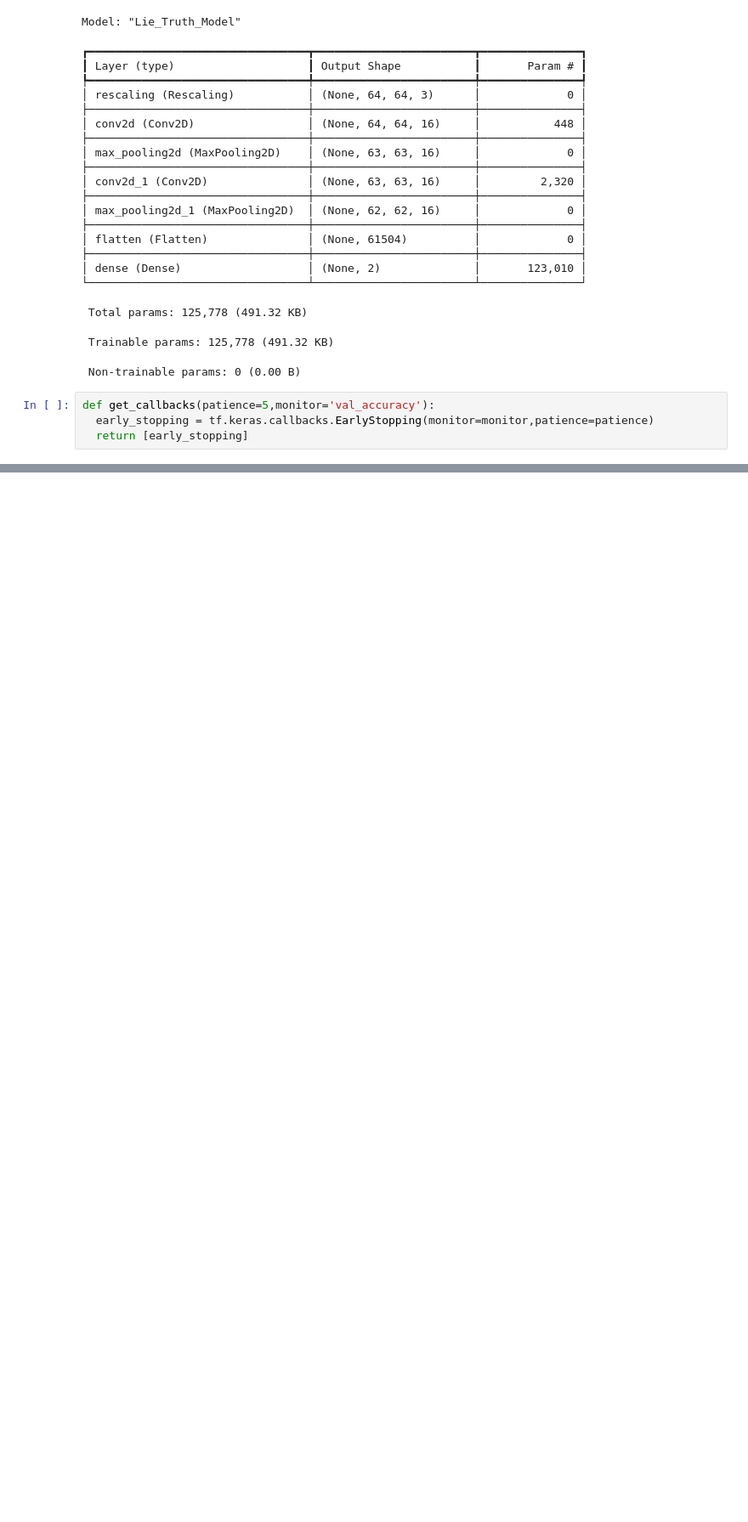
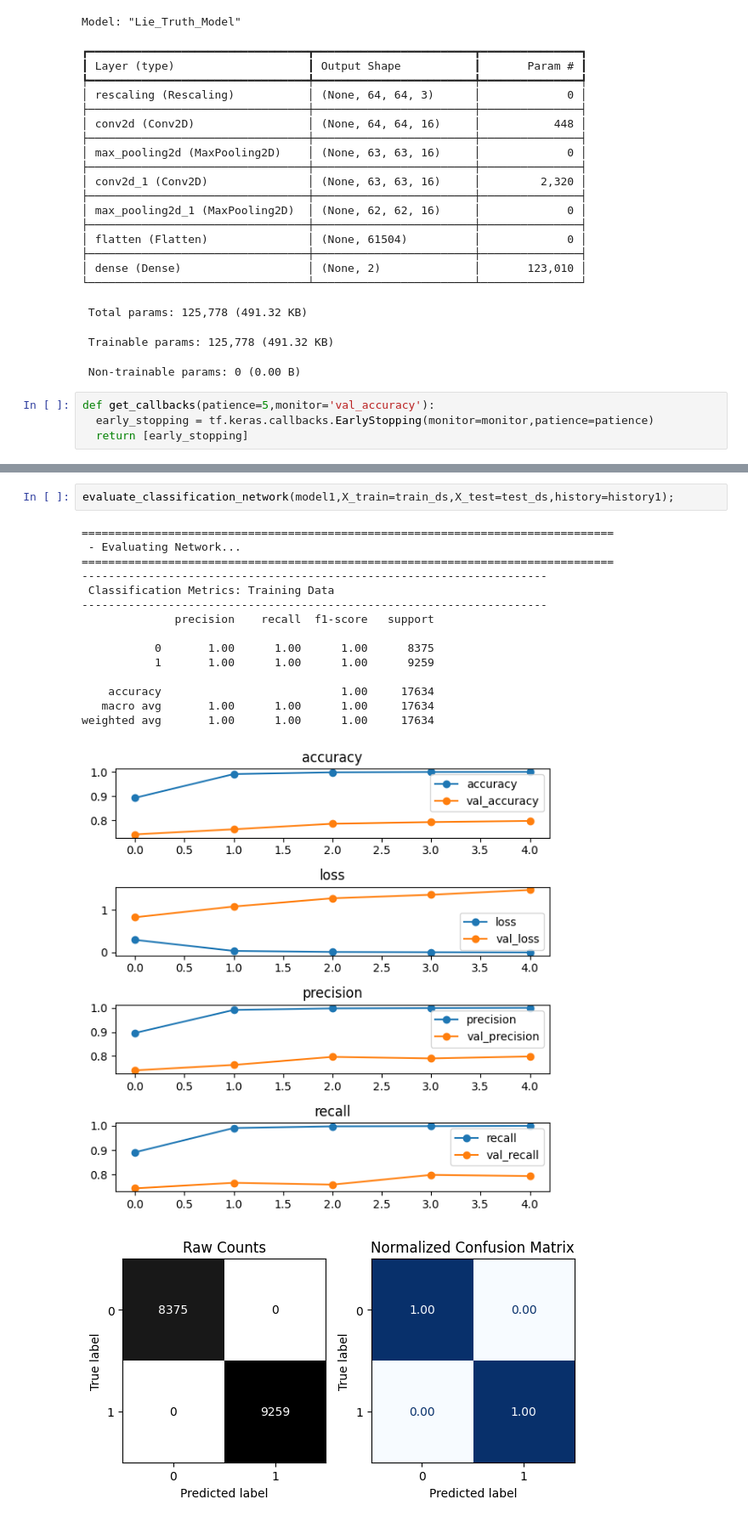
Before and after one commit to sandeep350/Truth_Lie_Final_Project, a Jupyter notebook: main.ipynb, the cells around one changed output, grey strips where cells are left out. Shown at 85% size. Saved outputs shown, nothing was run; the diff lists cells and outputs as text; blank space fills up the shorter version.

Commit message:
Add initial Keras model for Lie Truth classification

```diff
--- a/main.ipynb
+++ b/main.ipynb
@@ -639,0 +606,19 @@ KeyboardInterrupt:
+# %%
+evaluate_classification_network(model1,X_train=train_ds,X_test=test_ds,history=history1);
+# %% [output]
+================================================================================
+ - Evaluating Network...
+================================================================================
+----------------------------------------------------------------------
+ Classification Metrics: Training Data
+----------------------------------------------------------------------
+              precision    recall  f1-score   support
+
+           0       1.00      1.00      1.00      8375
+           1       1.00      1.00      1.00      9259
+
+    accuracy                           1.00     17634
+   macro avg       1.00      1.00      1.00     17634
+weighted avg       1.00      1.00      1.00     17634
+[figure, added]
+[figure, added]
```
Also changed, not shown: parts of 15 cells of this notebook, 1 other file.
